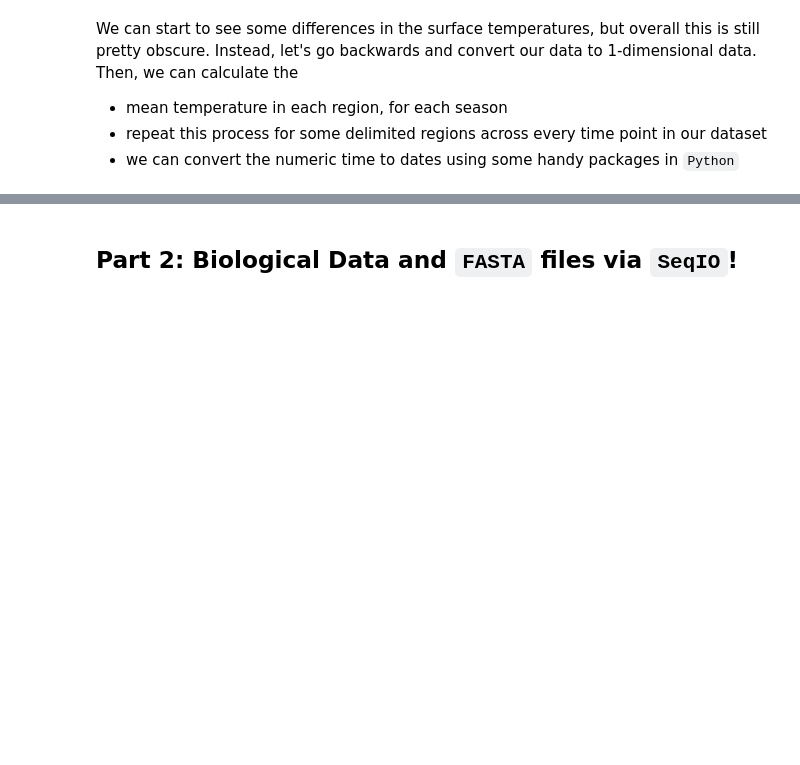
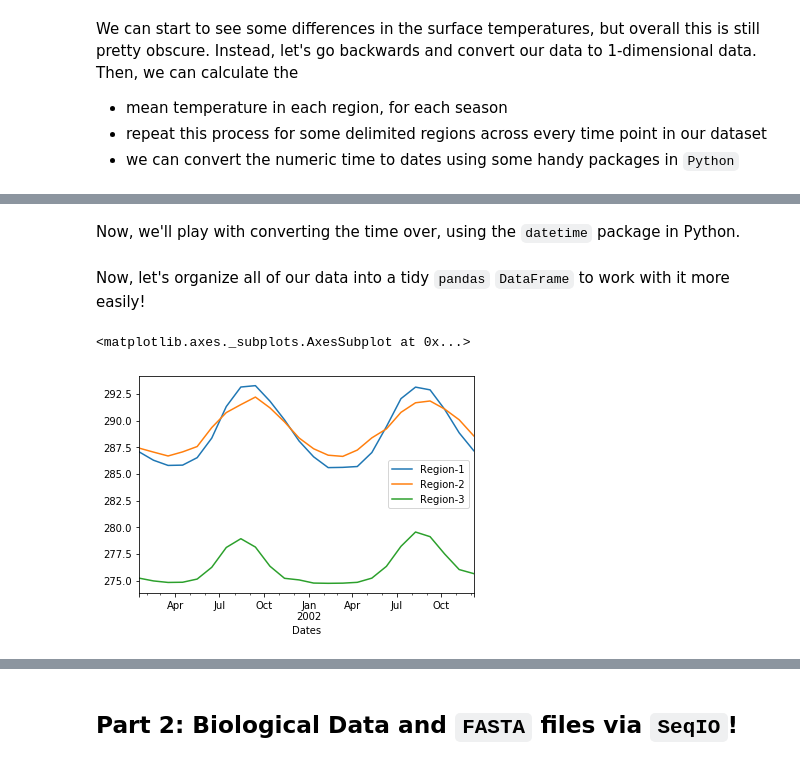
Before and after one commit to akrinos/data-analysis-2021, a Jupyter notebook: WHOIMathReviewDataAnalysis.ipynb, the cells around one changed output, grey strips where cells are left out. Drawn from its saved outputs; the diff is of its cells as text; code cells hidden in the pictures; blank space fills up the shorter version.

```diff
--- a/WHOIMathReviewDataAnalysis.ipynb
+++ b/WHOIMathReviewDataAnalysis.ipynb
@@ -75,5 +77,5 @@ from netCDF4 import Dataset
 
 This tells `Python` to be selective, and give us the function that we need from this package. This is the most important function in `netCDF`!
 # %%
-surface_temperatures = Dataset('tos_O1_2001-2002.nc')
+surface_temperatures = Dataset('data/tos_O1_2001-2002.nc')
 # %% [markdown]
@@ -347,0 +361,49 @@ We can start to see some differences in the surface temperatures, but overall th
+# %%
+## REGION 1
+long_indices = np.where((surface_temperatures['lon'][:] > 290) & (surface_temperatures['lon'][:] < 310))
+lon = np.subtract(surface_temperatures['lon'][long_indices],180)
+lat_indices = np.where((surface_temperatures['lat'][:] > 30) & (surface_temperatures['lat'][:] < 50))
+lat = surface_temperatures['lat'][lat_indices]
+sst = surface_temperatures['tos'][:,lat_indices[0],long_indices[0]]
+
+# take mean over axis 1&2 (axis 0 is time)
+mean_sst_region1 = np.mean(sst,(1, 2))
+
+## REGION 2
+long_indices = np.where((surface_temperatures['lon'][:] > 230) & (surface_temperatures['lon'][:] < 250))
+lon = np.subtract(surface_temperatures['lon'][long_indices],180)
+lat_indices = np.where((surface_temperatures['lat'][:] > 30) & (surface_temperatures['lat'][:] < 50))
+lat = surface_temperatures['lat'][lat_indices]
+sst = surface_temperatures['tos'][:,lat_indices[0],long_indices[0]]
+
+# take mean over axis 1&2 (axis 0 is time)
+mean_sst_region2 = np.mean(sst,(1, 2))
+
+## REGION 3
+long_indices = np.where((surface_temperatures['lon'][:] > 320) & (surface_temperatures['lon'][:] < 350))
+lon = np.subtract(surface_temperatures['lon'][long_indices],180)
+lat_indices = np.where((surface_temperatures['lat'][:] > 60) & (surface_temperatures['lat'][:] < 70))
+lat = surface_temperatures['lat'][lat_indices]
+sst = surface_temperatures['tos'][:,lat_indices[0],long_indices[0]]
+
+# take mean over axis 1&2 (axis 0 is time)
+mean_sst_region3 = np.mean(sst,(1, 2))
+# %% [markdown]
+Now, we'll play with converting the time over, using the `datetime` package in Python.
+# %%
+times_all = surface_temperatures['time'][:].data # all of the times in days
+# %%
+date_start = datetime.datetime.strptime("1/1/2001", "%m/%d/%Y") # the start date in datetime format
+
+timepoint_dates = [date_start + datetime.timedelta(days=curr) for curr in times_all]
+# %% [markdown]
+Now, let's organize all of our data into a tidy `pandas` `DataFrame` to work with it more easily!
+# %%
+sst_summary = pd.DataFrame({"Dates": timepoint_dates,
+              "Region-1": mean_sst_region1,
+              "Region-2": mean_sst_region2,
+              "Region-3": mean_sst_region3})
+sst_summary
+# %% [output]
+<matplotlib.axes._subplots.AxesSubplot at 0x...>
+[figure, added]
```
Also changed, not shown: parts of 20 cells of this notebook, 1 other file.
